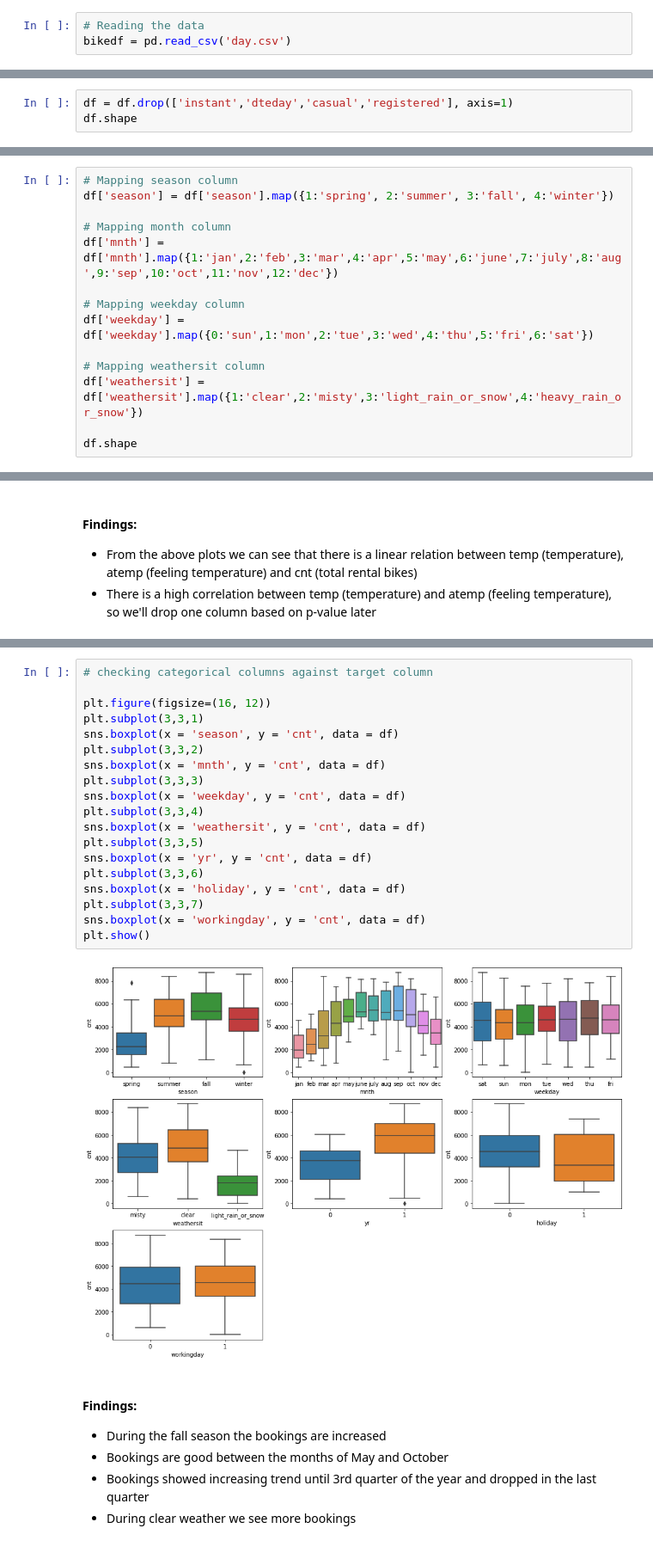
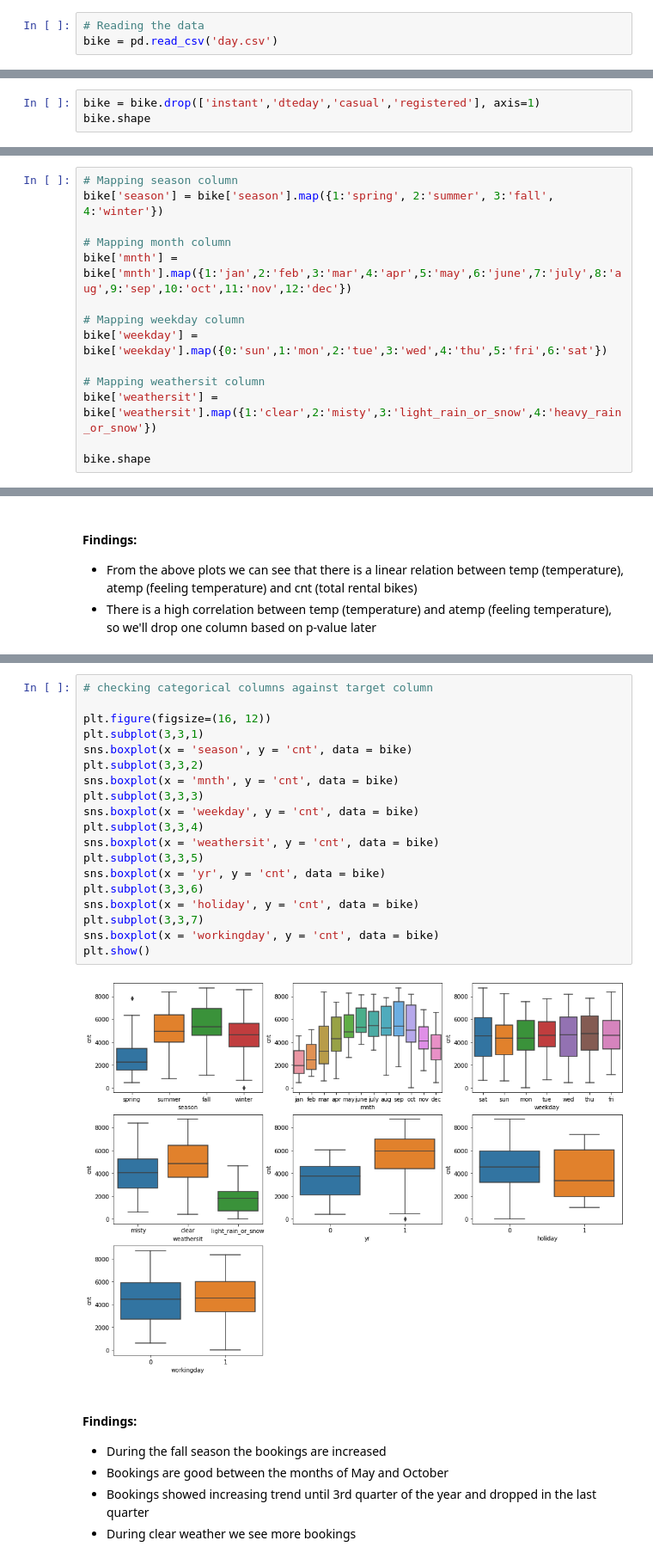
Before and after one commit to srikanth24y/bike-sharing-demand, a Jupyter notebook: bike-sharing-demand.ipynb, the cells around one changed output, grey strips where cells are left out. Shown at 86% size. Drawn from its saved outputs; the diff is of its cells as text.

```diff
--- a/bike-sharing-demand.ipynb
+++ b/bike-sharing-demand.ipynb
@@ -30,4 +30,4 @@ from statsmodels.stats.outliers_influence import variance_inflation_factor
 ### Reading and Understanding the Data
 # %%
 # Reading the data
-bikedf = pd.read_csv('day.csv')
+bike = pd.read_csv('day.csv')
@@ -122,24 +116,24 @@ df.shape
 2. dteday - This is a date column but we already have other columns which gives same data
 3. casual & registered - This columns categorized the users but we are interested in total number of users which is cnt
 # %%
-df = df.drop(['instant','dteday','casual','registered'], axis=1)
-df.shape
+bike = bike.drop(['instant','dteday','casual','registered'], axis=1)
+bike.shape
 # %% [output]
 (730, 12)
 # %%
 # Mapping season column
-df['season'] = df['season'].map({1:'spring', 2:'summer', 3:'fall', 4:'winter'})
+bike['season'] = bike['season'].map({1:'spring', 2:'summer', 3:'fall', 4:'winter'})
 
 # Mapping month column
-df['mnth'] = df['mnth'].map({1:'jan',2:'feb',3:'mar',4:'apr',5:'may',6:'june',7:'july',8:'aug',9:'sep',10:'oct',11:'nov',12:'dec'})
+bike['mnth'] = bike['mnth'].map({1:'jan',2:'feb',3:'mar',4:'apr',5:'may',6:'june',7:'july',8:'aug',9:'sep',10:'oct',11:'nov',12:'dec'})
 
 # Mapping weekday column
-df['weekday'] = df['weekday'].map({0:'sun',1:'mon',2:'tue',3:'wed',4:'thu',5:'fri',6:'sat'})
+bike['weekday'] = bike['weekday'].map({0:'sun',1:'mon',2:'tue',3:'wed',4:'thu',5:'fri',6:'sat'})
 
 # Mapping weathersit column
-df['weathersit'] = df['weathersit'].map({1:'clear',2:'misty',3:'light_rain_or_snow',4:'heavy_rain_or_snow'})
+bike['weathersit'] = bike['weathersit'].map({1:'clear',2:'misty',3:'light_rain_or_snow',4:'heavy_rain_or_snow'})
 
-df.shape
+bike.shape
 # %% [output]
 (730, 12)
 # %%
@@ -191,24 +180,24 @@ df.shape
 # %%
 # checking categorical columns against target column
 
 plt.figure(figsize=(16, 12))
 plt.subplot(3,3,1)
-sns.boxplot(x = 'season', y = 'cnt', data = df)
+sns.boxplot(x = 'season', y = 'cnt', data = bike)
 plt.subplot(3,3,2)
-sns.boxplot(x = 'mnth', y = 'cnt', data = df)
+sns.boxplot(x = 'mnth', y = 'cnt', data = bike)
 plt.subplot(3,3,3)
-sns.boxplot(x = 'weekday', y = 'cnt', data = df)
+sns.boxplot(x = 'weekday', y = 'cnt', data = bike)
 plt.subplot(3,3,4)
-sns.boxplot(x = 'weathersit', y = 'cnt', data = df)
+sns.boxplot(x = 'weathersit', y = 'cnt', data = bike)
 plt.subplot(3,3,5)
-sns.boxplot(x = 'yr', y = 'cnt', data = df)
+sns.boxplot(x = 'yr', y = 'cnt', data = bike)
 plt.subplot(3,3,6)
-sns.boxplot(x = 'holiday', y = 'cnt', data = df)
+sns.boxplot(x = 'holiday', y = 'cnt', data = bike)
 plt.subplot(3,3,7)
-sns.boxplot(x = 'workingday', y = 'cnt', data = df)
+sns.boxplot(x = 'workingday', y = 'cnt', data = bike)
 plt.show()
 # %% [output]
-[figure, old version]
+[figure, new version]
 # %% [markdown]
 #### Findings:
 - During the fall season the bookings are increased
```
Also changed, not shown: parts of 55 cells of this notebook.
